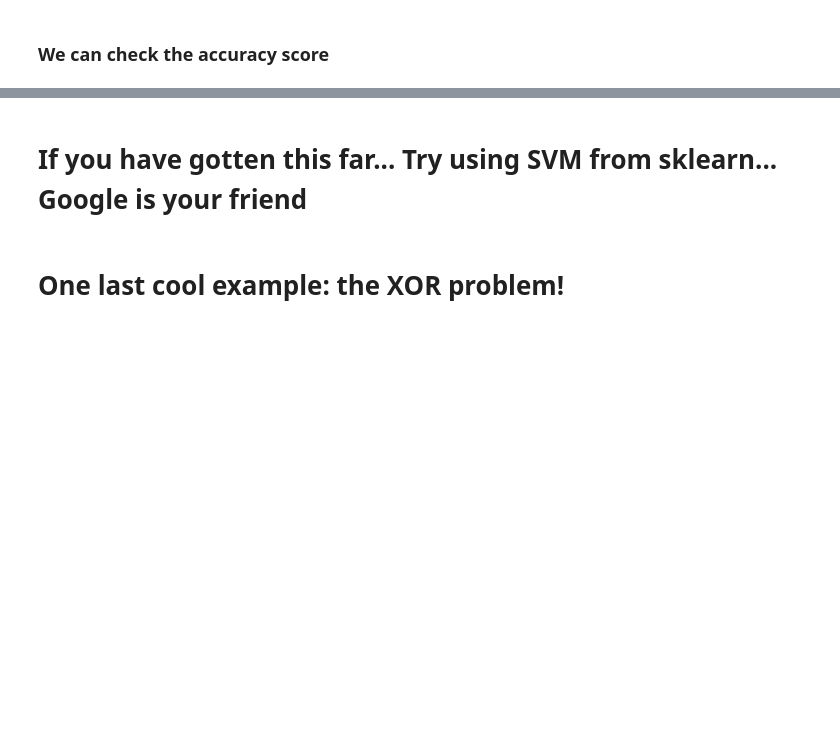
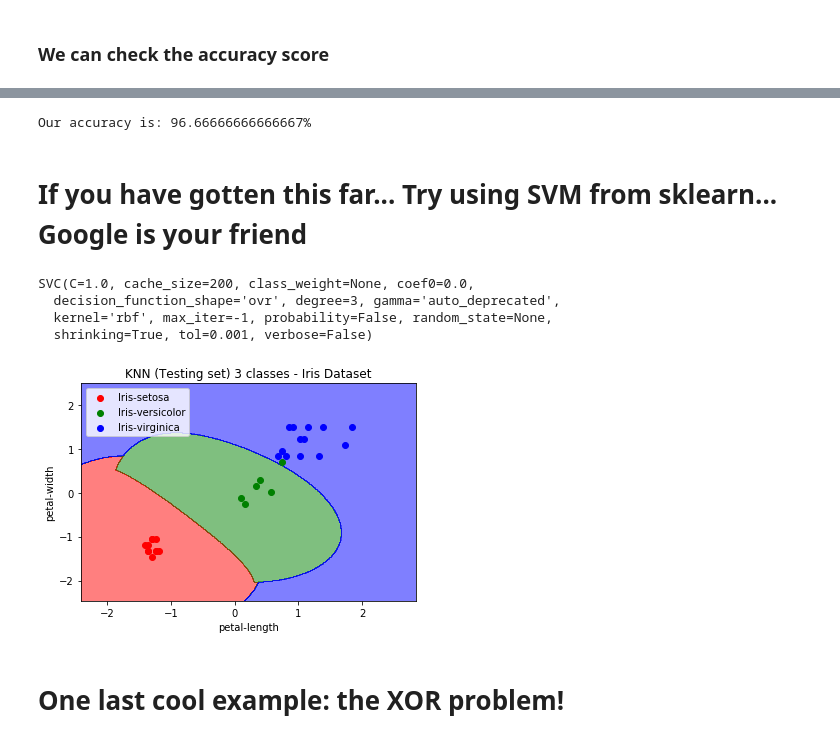
Before and after one commit to kevkid/eduexplora_intro_ML, a Jupyter notebook: lecture_5/lecture_5.ipynb, the cells around one changed output, grey strips where cells are left out. Saved outputs shown, nothing was run; the diff lists cells and outputs as text; code cells hidden in the pictures; blank space fills up the shorter version.

```diff
--- a/lecture_5/lecture_5.ipynb
+++ b/lecture_5/lecture_5.ipynb
@@ -252,5 +364,5 @@ print('Our accuracy is: {}%'.format(accuracy_score(y_test, y_hat)*100))
 from sklearn.ensemble import RandomForestClassifier
 #Try with Trees that have different depth and number of trees
 #You must instantiate your randomforest classifier here, similar to above
-classifier = #(max_depth=1, n_estimators=1)
+classifier = RandomForestClassifier(max_depth=10, n_estimators=15)
 classifier.fit(X_train, y_train)
@@ -287,5 +414,5 @@ print('Our accuracy is: {}%'.format(accuracy_score(y_test, y_hat)*100))
 # %%
 # Fitting K-NN to the Training set
 from sklearn.neighbors import KNeighborsClassifier
-classifier = KNeighborsClassifier(n_neighbors = 5, metric = 'minkowski', p = 2)
+classifier = KNeighborsClassifier(n_neighbors = 20, metric = 'minkowski', p = 2)
 classifier.fit(X_train, y_train)
@@ -312,8 +445,40 @@ plt.show()
 # %%
 from sklearn.metrics import accuracy_score
 print('Our accuracy is: {}%'.format(accuracy_score(y_test, y_hat)*100))
+# %% [output]
+Our accuracy is: 96.66666666666667%
 # %% [markdown]
 # If you have gotten this far... Try using SVM from sklearn... Google is your friend
+# %%
+# Fitting K-NN to the Training set
+from sklearn.svm import SVC
+classifier = SVC()
+classifier.fit(X_train, y_train)
+# %% [output]
+SVC(C=1.0, cache_size=200, class_weight=None, coef0=0.0,
+  decision_function_shape='ovr', degree=3, gamma='auto_deprecated',
+  kernel='rbf', max_iter=-1, probability=False, random_state=None,
+  shrinking=True, tol=0.001, verbose=False)
+# %%
+# Visualising the Testing set results
+from matplotlib.colors import ListedColormap
+X_set, y_set = X_test, y_test
+X1, X2 = np.meshgrid(np.arange(start = X_set[:, 0].min() - 1, stop = X_set[:, 0].max() + 1, step = 0.01),
+                     np.arange(start = X_set[:, 1].min() - 1, stop = X_set[:, 1].max() + 1, step = 0.01))
+plt.contourf(X1, X2, classifier.predict(np.array([X1.ravel(), X2.ravel()]).T).reshape(X1.shape),
+             alpha = 0.5, cmap = ListedColormap(('red', 'green', 'blue')))
+plt.xlim(X1.min(), X1.max())
+plt.ylim(X2.min(), X2.max())
+for i, j in enumerate(np.unique(y_set)):
+    plt.scatter(X_set[y_set == j, 0], X_set[y_set == j, 1],
+                c = ListedColormap(('red', 'green', 'blue'))(i), label = y_label_encoder.classes_[j])
+plt.title('KNN (Testing set) 3 classes - Iris Dataset')
+plt.xlabel('petal-length')
+plt.ylabel('petal-width')
+plt.legend()
+plt.show()
+# %% [output]
+[figure, added]
 # %% [markdown]
 # One last cool example: the XOR problem!
 # %%
```
Also changed, not shown: parts of 34 cells of this notebook.
